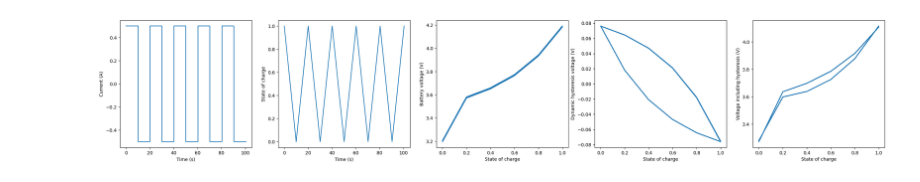
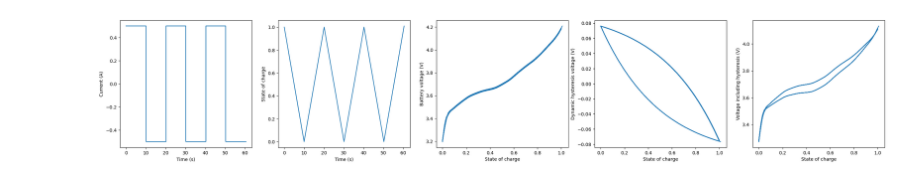
Before and after one commit to tashaneel/cahn-hilliard, a Jupyter notebook: plett/run_ECM.ipynb, the cells around one changed output. Drawn from its saved outputs; the diff is of its cells as text; code cells hidden in the pictures.

Commit message:
solve at t_eval instead of running experiments

```diff
--- a/plett/run_ECM.ipynb
+++ b/plett/run_ECM.ipynb
@@ -19,6 +19,7 @@ parameter_values = pybamm.ParameterValues(
     {'Ambient temperature [K]': 298.15,
     'Capactior [F]': 38000,
     'Charge efficiency': eta_function,
+    'Current function [A]': current_function,
     'Equivalent series resistance in R_0 [Ohm]': 0.0082,
     'Equivalent series resistance in R_1 [Ohm]': 0.0158,
     'Maximum polarisation due to hysteresis': M_function,
@@ -34,41 +35,42 @@ parameter_values = pybamm.ParameterValues(
     'citations': ['Chen2020']}
 )
 # %%
-experiment = pybamm.Experiment(
+'''experiment = pybamm.Experiment(
     ([(f"Discharge at C/10 for 2 seconds")] + [(f"Discharge at C/10 for 2 seconds")] + [(f"Discharge at C/10 for 2 seconds")] + [(f"Discharge at C/10 for 2 seconds")] + [(f"Discharge at C/10 for 2 seconds")]
     + [(f"Charge at C/10 for 2.0202 seconds")] + [(f"Charge at C/10 for 2.0202 seconds")] + [(f"Charge at C/10 for 2.0202 seconds")] + [(f"Charge at C/10 for 2.0202 seconds")] + [(f"Charge at C/10 for 2.0202 seconds")])*5,
-)
+)'''
 
-sim = pybamm.Simulation(model, parameter_values=parameter_values, experiment=experiment)
-sol = sim.solve(calc_esoh=False)
+sim = pybamm.Simulation(model, parameter_values=parameter_values)
+t_eval = np.linspace(0, 60.40, 200)
+sol = sim.solve(t_eval,calc_esoh=False)
 
 fig, ax = plt.subplots(1, 5, figsize=(30, 5))
 t = sol["Time [s]"].data
 i = sol["Current variable [A]"].data
 V = sol["Battery voltage [V]"].data
 h = sol["Dynamic hysteresis voltage [V]"].data
 z = sol["State of charge"].data
 
 ax[0].plot(t, i)
 ax[0].set_xlabel("Time (s)")
 ax[0].set_ylabel("Current (A)")
 
 ax[1].plot(t, z)
 ax[1].set_xlabel("Time (s)")
 ax[1].set_ylabel("State of charge")
 
 ax[2].plot(z, V)
 ax[2].set_xlabel("State of charge")
 ax[2].set_ylabel("Battery voltage (V)")
 
 ax[3].plot(z, h)
 ax[3].set_xlabel("State of charge")
 ax[3].set_ylabel("Dynamic hysteresis voltage (V)")
 
 ax[4].plot(z, h+V)
 ax[4].set_xlabel("State of charge")
 ax[4].set_ylabel("Voltage including hysteresis (V)")
 
 plt.show()
 # %% [output]
-[figure, old version]
+[figure, new version]
```
